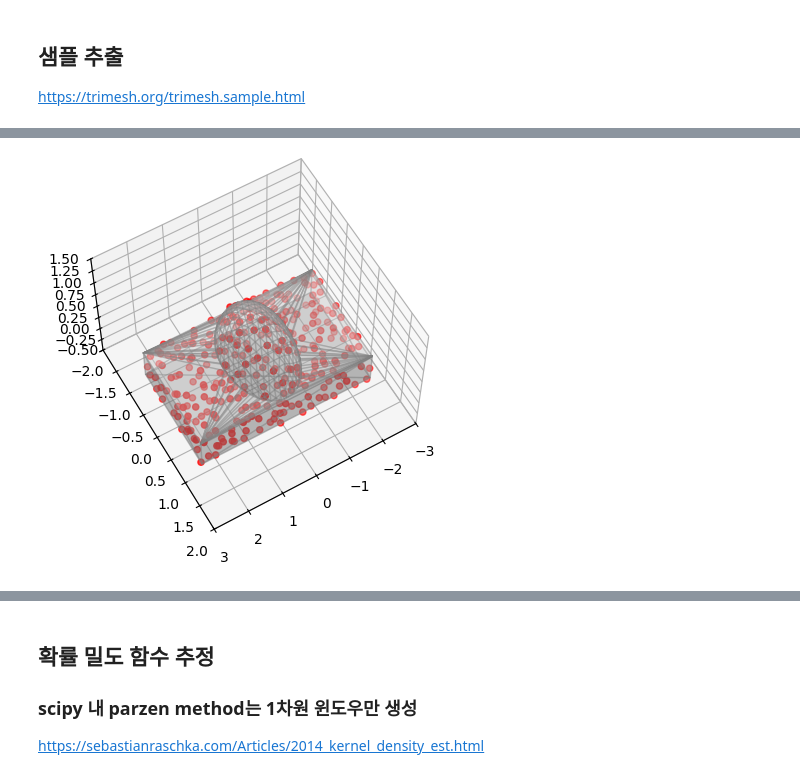
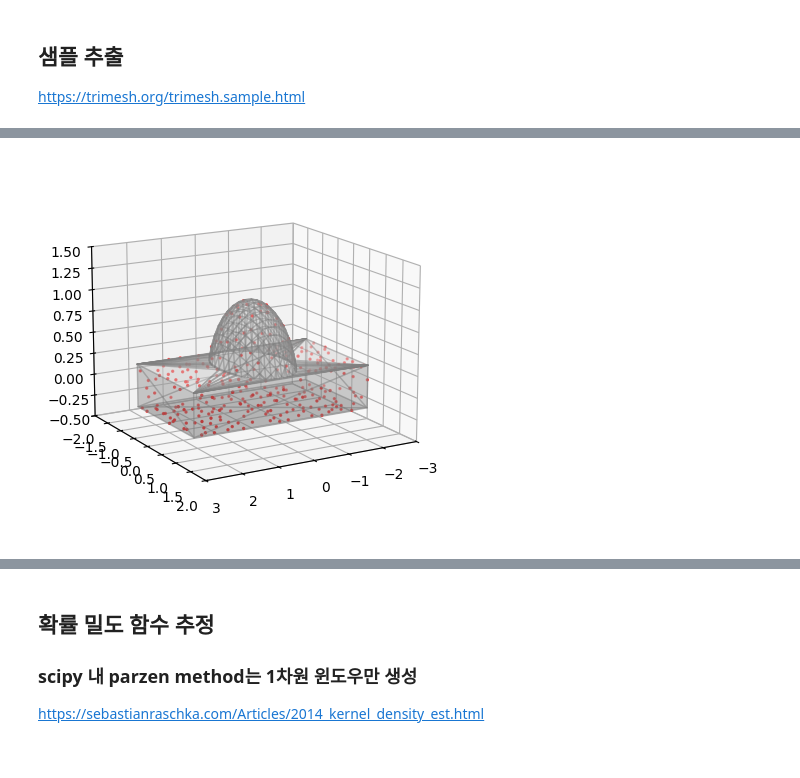
Before and after one commit to vinca0224/3D, a Jupyter notebook: trimesh.ipynb, the cells around one changed output, grey strips where cells are left out. Saved outputs shown, nothing was run; the diff lists cells and outputs as text; code cells hidden in the pictures.

```diff
--- a/trimesh.ipynb
+++ b/trimesh.ipynb
@@ -75,20 +75,20 @@ TrackedArray([[ 2.50000000e+00,  8.34303505e-01,  1.56448302e-01],
 # %%
 fig = plt.figure()
 ax = fig.add_subplot(111, projection='3d')
 
 ## 점들 표시
-ax.scatter(points[:, 0], points[:, 1], points[:, 2], color='red')
+ax.scatter(points[:, 0], points[:, 1], points[:, 2], color='red', s=2)
 ## mesh 표현
 ax.plot_trisurf(vertices[:, 0], vertices[:, 1], vertices[:, 2], triangles=model.faces, color='white', alpha= 0.3, edgecolor='gray')
 
 ## 보이는 각도 조정
-ax.view_init(elev=60, azim=60)
+ax.view_init(elev=15, azim=60)
 
 ## 축 크기 조정
 plt.axis([-3, 3, -2, 2, -0.5,1.5])
 plt.show()
 # %% [output]
-[figure, old version]
+[figure, new version]
 # %%
 fig = plt.figure()
 ax = fig.add_subplot(111, projection='3d')
```
Also changed, not shown: parts of 10 cells of this notebook, 1 other file.
